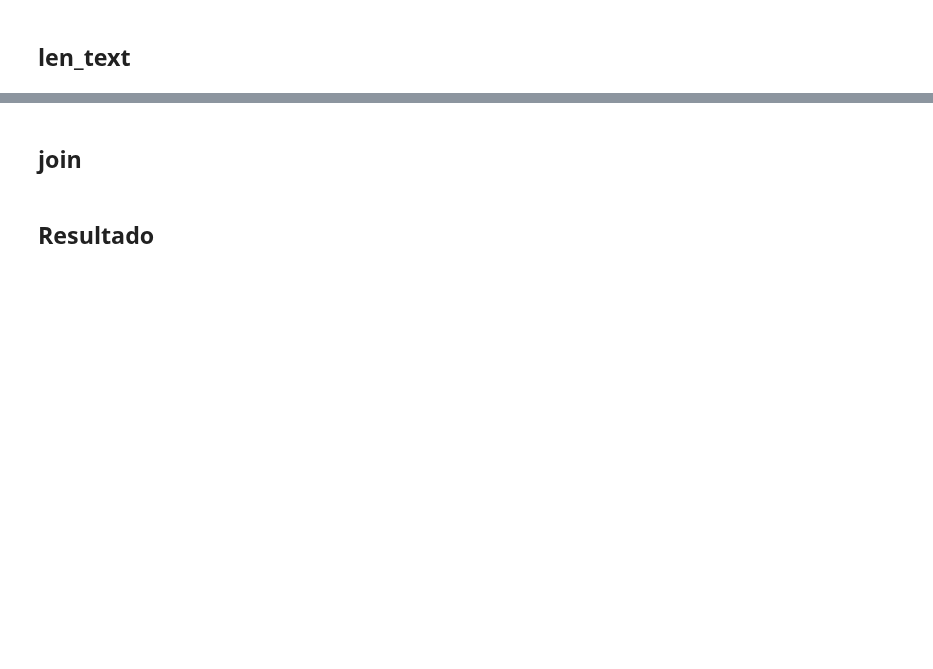
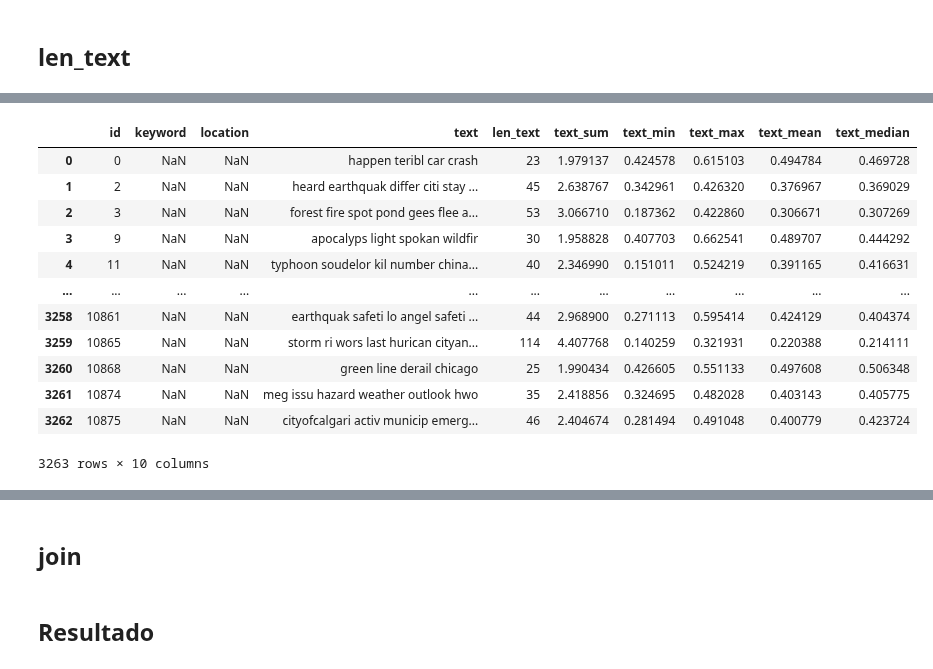
Before and after one commit to pablbob/9558-7506-Data-Hunters, a Jupyter notebook: TP2/feature_engineering.ipynb, the cells around one changed output, grey strips where cells are left out. Saved outputs shown, nothing was run; the diff lists cells and outputs as text; code cells hidden in the pictures; blank space fills up the shorter version.

```diff
--- a/TP2/feature_engineering.ipynb
+++ b/TP2/feature_engineering.ipynb
@@ -39,0 +226,2 @@ train.head(10)
+# %%
+test.text = test.text.astype('str')
@@ -39,0 +243,26 @@ train.head(10)
+# %%
+tf_idf_array, vocabulary = tf_idf_encoder(test['text'])
+# %%
+column_values = calculate_values(test, tf_idf_array, vocabulary)
+# %%
+test['text_sum'] = [value for value in column_values['sum']]
+test['text_min'] = [value for value in column_values['min']]
+test['text_max'] = [value for value in column_values['max']]
+test['text_mean'] = [value for value in column_values['mean']]
+test['text_median'] = [value for value in column_values['median']]
+# %%
+test
+# %% [output]
+|  | id | keyword | location | text | len_text | text_sum | text_min | text_max | text_mean | text_median |
+| 0 | 0 | NaN | NaN | happen teribl car crash | 23 | 1.979137 | 0.424578 | 0.615103 | 0.494784 | 0.469728 |
+| 1 | 2 | NaN | NaN | heard earthquak differ citi stay ... | 45 | 2.638767 | 0.342961 | 0.426320 | 0.376967 | 0.369029 |
+| 2 | 3 | NaN | NaN | forest fire spot pond gees flee a... | 53 | 3.066710 | 0.187362 | 0.422860 | 0.306671 | 0.307269 |
+| 3 | 9 | NaN | NaN | apocalyps light spokan wildfir | 30 | 1.958828 | 0.407703 | 0.662541 | 0.489707 | 0.444292 |
+| 4 | 11 | NaN | NaN | typhoon soudelor kil number china... | 40 | 2.346990 | 0.151011 | 0.524219 | 0.391165 | 0.416631 |
+| ... | ... | ... | ... | ... | ... | ... | ... | ... | ... | ... |
+| 3258 | 10861 | NaN | NaN | earthquak safeti lo angel safeti ... | 44 | 2.968900 | 0.271113 | 0.595414 | 0.424129 | 0.404374 |
+| 3259 | 10865 | NaN | NaN | storm ri wors last hurican cityan... | 114 | 4.407768 | 0.140259 | 0.321931 | 0.220388 | 0.214111 |
+| 3260 | 10868 | NaN | NaN | green line derail chicago | 25 | 1.990434 | 0.426605 | 0.551133 | 0.497608 | 0.506348 |
+| 3261 | 10874 | NaN | NaN | meg issu hazard weather outlook hwo | 35 | 2.418856 | 0.324695 | 0.482028 | 0.403143 | 0.405775 |
+| 3262 | 10875 | NaN | NaN | cityofcalgari activ municip emerg... | 46 | 2.404674 | 0.281494 | 0.491048 | 0.400779 | 0.423724 |
+3263 rows × 10 columns
```
Also changed, not shown: parts of 40 cells of this notebook, 4 other files.
